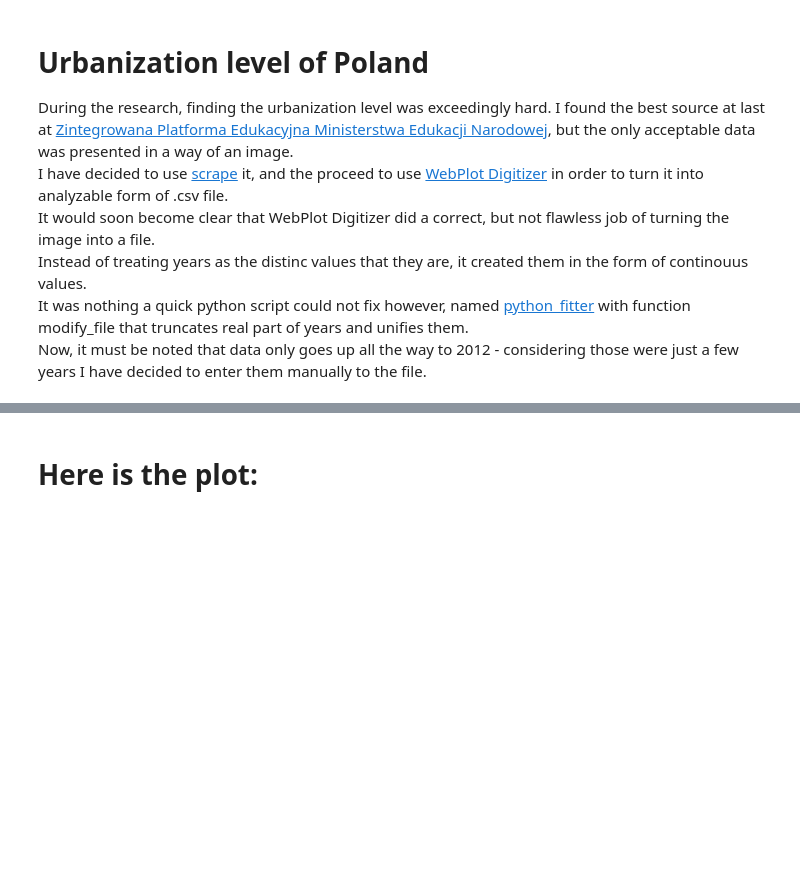
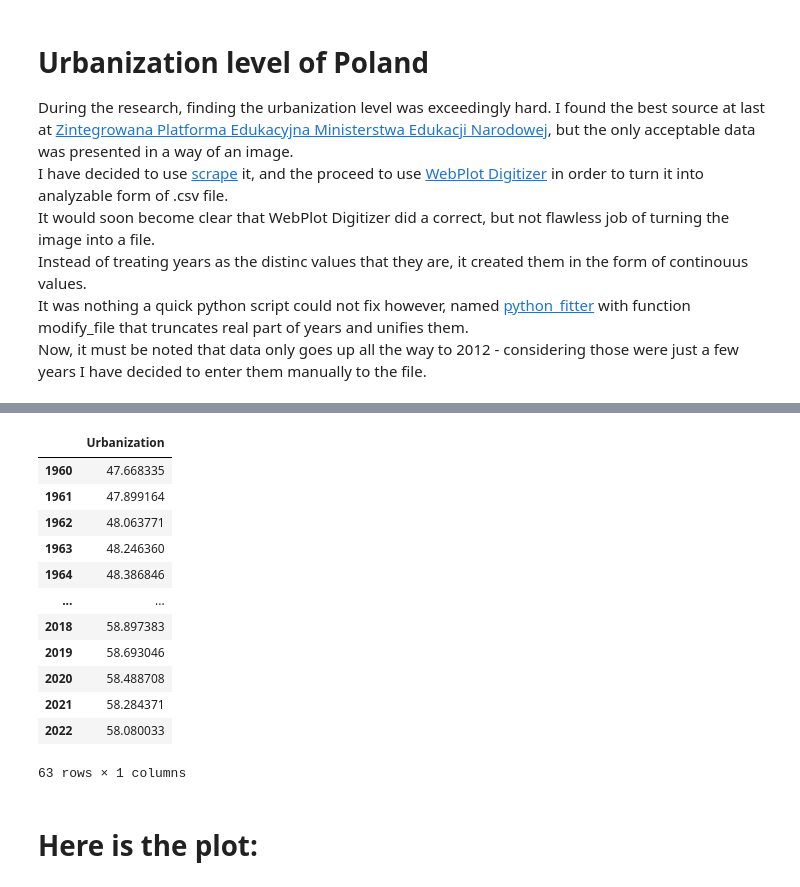
Before and after one commit to coolka1234/scikit-learn-poland-demography, a Jupyter notebook: demografia_polski.ipynb, the cells around one changed output, grey strips where cells are left out. Saved outputs shown, nothing was run; the diff lists cells and outputs as text; code cells hidden in the pictures; blank space fills up the shorter version.

```diff
--- a/demografia_polski.ipynb
+++ b/demografia_polski.ipynb
@@ -214,11 +215,27 @@ Downloaded image successfully - urbanizacjawPolsce.png
 # %%
 df = pd.read_csv('urbanization_analyzed_modified.csv')
 df.reset_index(drop=True, inplace=True)
 polish_urbanization = df
+polish_urbanization=polish_urbanization.drop(polish_urbanization.index[:14])
 polish_urbanization.set_index('Year', inplace=True)
 polish_urbanization.index.name = None
 polish_urbanization.index = polish_urbanization.index.astype(str)
 polish_urbanization.index = polish_urbanization.index.astype(object)
+polish_urbanization
+# %% [output]
+|  | Urbanization |
+| 1960 | 47.668335 |
+| 1961 | 47.899164 |
+| 1962 | 48.063771 |
+| 1963 | 48.246360 |
+| 1964 | 48.386846 |
+| ... | ... |
+| 2018 | 58.897383 |
+| 2019 | 58.693046 |
+| 2020 | 58.488708 |
+| 2021 | 58.284371 |
+| 2022 | 58.080033 |
+63 rows × 1 columns
 # %% [markdown]
 # Here is the plot:
 # %%
```
Also changed, not shown: parts of 8 cells of this notebook, 3 other files.
